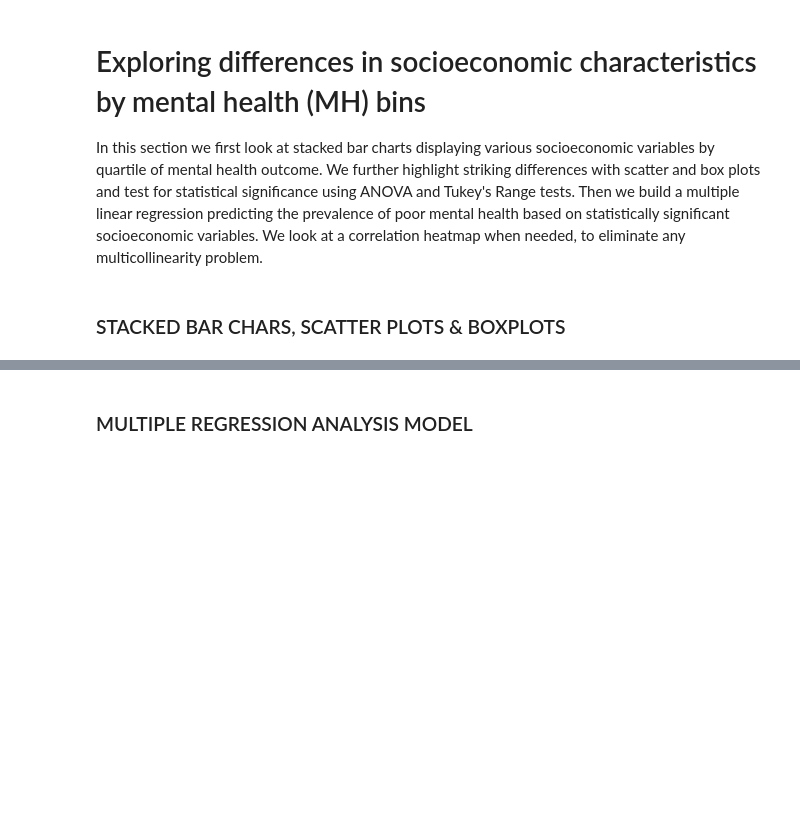
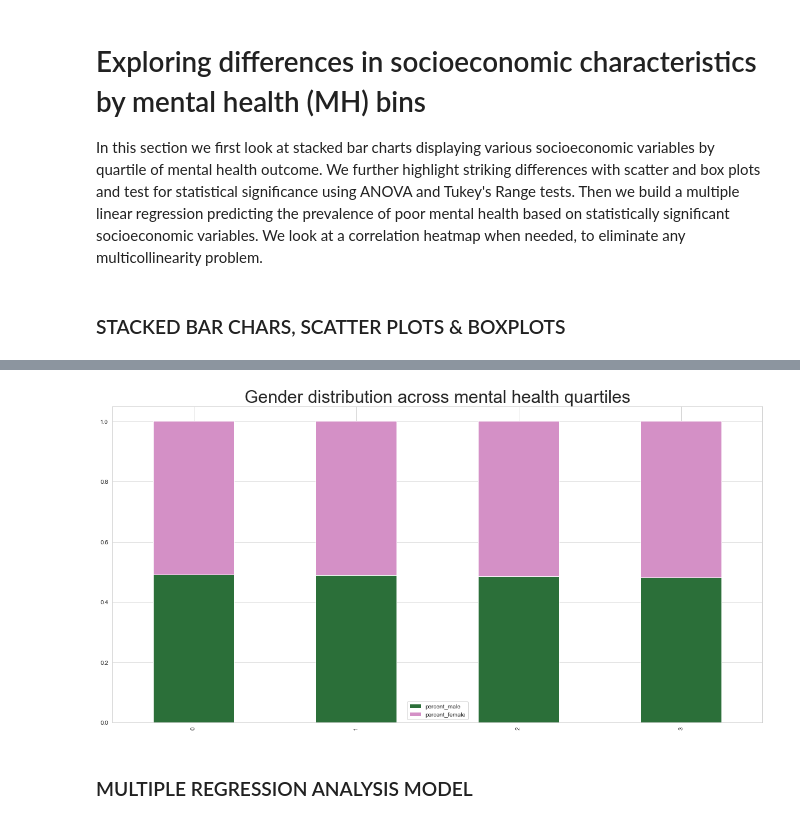
Before and after one commit to PetitsPoissons/Health_Project, a Jupyter notebook: MH_notebook_final_incl_Choropleth.ipynb, the cells around one changed output, grey strips where cells are left out. Cells and saved outputs as stored; diff of their text form; code cells hidden in the pictures; blank space fills up the shorter version.

```diff
--- a/MH_notebook_final_incl_Choropleth.ipynb
+++ b/MH_notebook_final_incl_Choropleth.ipynb
@@ -556,11 +767,14 @@ plt.show()
 # %%
 # Looking at gender distribution across MH quantiles
 sns.set_style("whitegrid")
 sns.set_palette("cubehelix", 2)
 MH_groups = df.groupby(['quantile'])
 MH_gender = MH_groups['percent_male', 'percent_female'].mean().reset_index()
 MH_gender.plot.bar(stacked=True, figsize=(20, 10))
+plt.title("Gender distribution across mental health quartiles", size=30)
 plt.show()
+# %% [output]
+[figure, added]
 # %% [markdown]
 ### MULTIPLE REGRESSION ANALYSIS MODEL
 # %%
```
Also changed, not shown: parts of 52 cells of this notebook, 6 other files.
